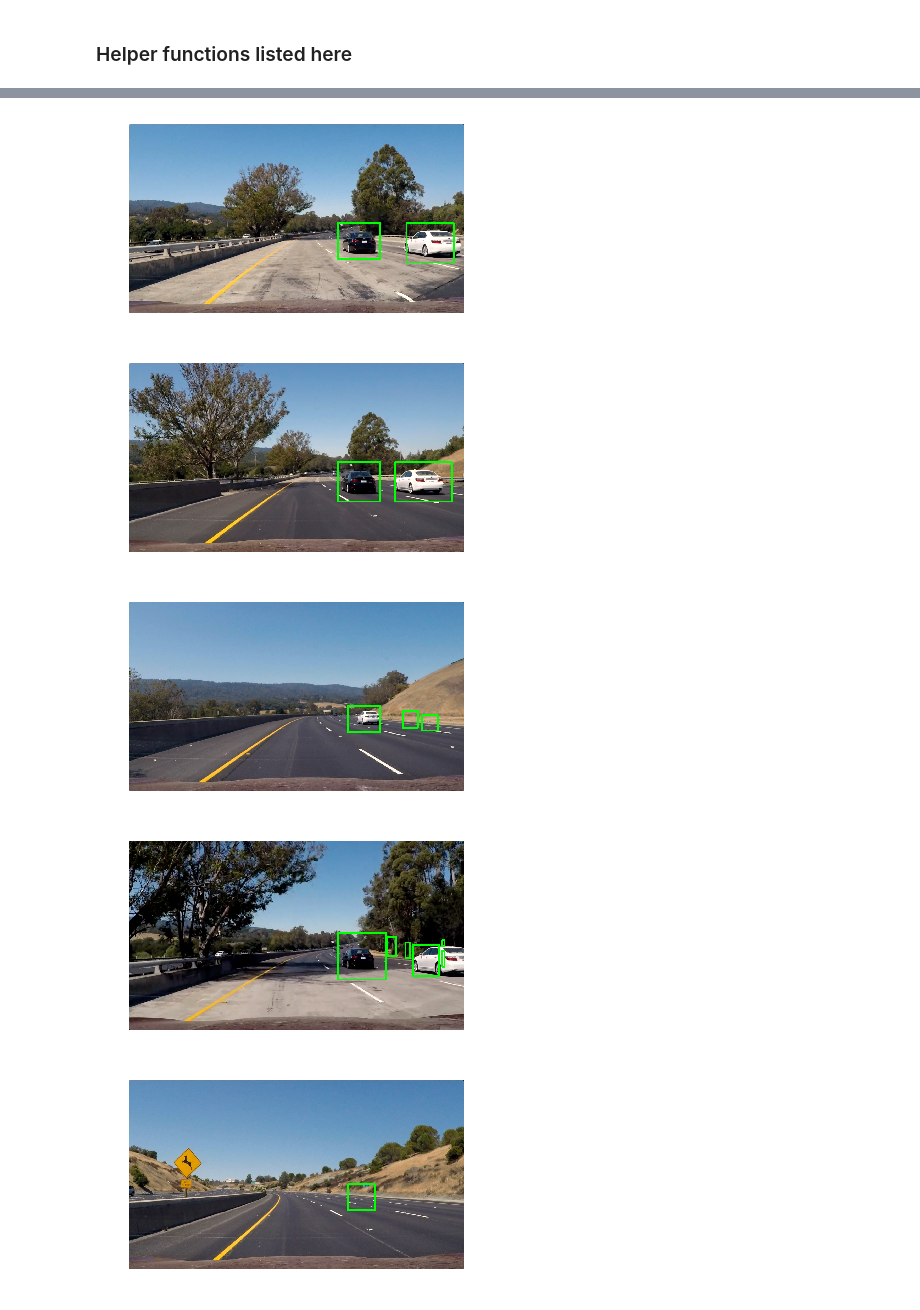
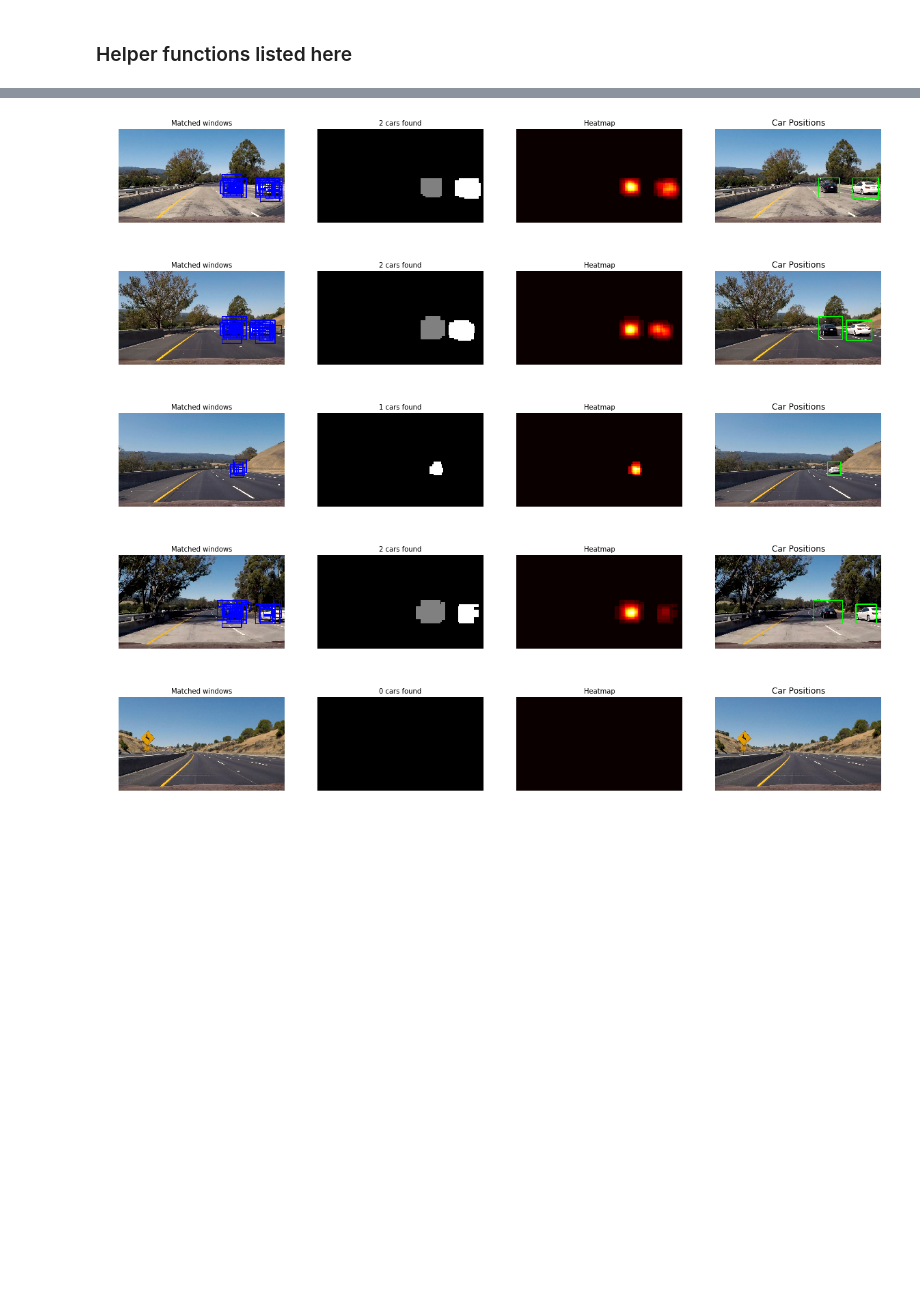
Before and after one commit to mahmud83/vehicle-detection-11, a Jupyter notebook: P5.ipynb, the cells around one changed output, grey strips where cells are left out. Drawn from its saved outputs; the diff is of its cells as text; code cells hidden in the pictures; blank space fills up the shorter version.

```diff
--- a/P5.ipynb
+++ b/P5.ipynb
@@ -162,10 +162,11 @@ class SearchandClassify(object):
             'xy_overlap' : (0.75, 0.8),
             'xy_window' : [64, 64],
             'window_sizes' : [60, 100, 150],
-            'heat_threshold' : 14
+            'heat_threshold' : 2
         }
         self.svc = svc
         self.X_scaler = X_scaler
+        self.heat_threshold = self.window_params['heat_threshold']
 
     # Define a function that takes an image,
     # start and stop positions in both x and y,
@@ -238,7 +239,6 @@ class SearchandClassify(object):
         return window_list
 
     def process_frame(self, image):
-        global prev_frame_heat
         image_copy1 = np.copy(image)
         image_copy2 = np.copy(image)
 
@@ -248,19 +248,13 @@ class SearchandClassify(object):
         windows = self.find_all_windows(image)
         hot_windows = self.search_windows(image, windows)
 
-#       window_img = draw_boxes(image_copy, hot_windows, color=(0, 25, 255), thick=6)
-
         heat = np.zeros_like(image_copy1[:,:,0]).astype(np.float)
 
         # Add heat to each box in box list
         heatmap = add_heat(heat, hot_windows)
-        if prev_frame_heat == None:
-            prev_frame_heat = heatmap
-        else:
-            heatmap = (prev_frame_heat * 0.2) + (heatmap * 0.8)
-            prev_frame_heat = heatmap
+
         # Apply threshold to help remove false positives
-        heat = apply_threshold(heatmap, 2)
+        heat = apply_threshold(heatmap, self.heat_threshold)
 
         # Find final boxes from heatmap using label function
         labels = label(heat)
@@ -387,7 +374,7 @@ def test_pipeline(each_file, debug=False):
     # Add heat to each box in box list
     heat = add_heat(heat, hot_windows)
     # Apply threshold to help remove false positives
-    heat = apply_threshold(heat, 14)
+    heat = apply_threshold(heat, 1)
     # Find final boxes from heatmap using label function
     labels = label(heat)
     result = draw_labeled_bboxes(image_copy, labels)
@@ -396,37 +383,36 @@ def test_pipeline(each_file, debug=False):
         f, (sp1, sp2, sp3, sp4) = plt.subplots(1, 4, figsize=(20,12))
         sp1.imshow(window_img)
         sp1.set_title('Matched windows', fontsize=10)
         sp1.axis('off')
 
         sp2.imshow(labels[0], cmap='gray')
         sp2.set_title('{} cars found'.format(labels[1]), fontsize=10)
         sp2.axis('off')
 
         sp3.imshow(heat, cmap='hot')
         sp3.set_title('Heatmap', fontsize=10)
         sp3.axis('off')
 
         sp4.imshow(result)
         sp4.set_title('Car Positions')
         sp4.axis('off')
     else:
         return result
 
-class_use = True
-prev_frame_heat = None
+class_use = False
 
 for each_file in test_images:
     if class_use == False:
         test_pipeline(each_file, debug=True)
     else:
         image = mpimg.imread(each_file)
         result = search_classify_obj.process_frame(image)
         plt.imshow(result)
         plt.axis('off')
         plt.show()
 # %% [output]
-[figure, old version]
+[figure, new version]
-[figure, old version]
+[figure, new version]
-[figure, old version]
+[figure, new version]
-[figure, old version]
+[figure, new version]
-[figure, old version]
+[figure, new version]
```
Also changed, not shown: parts of 4 cells of this notebook.
